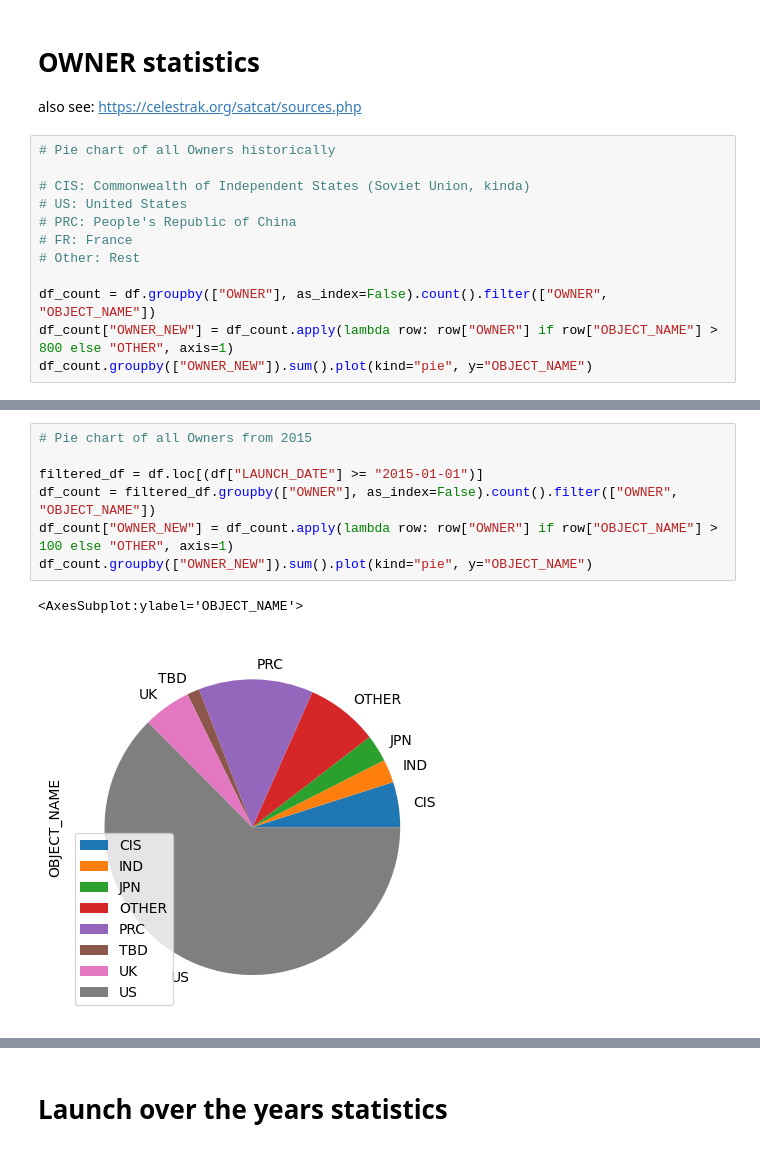
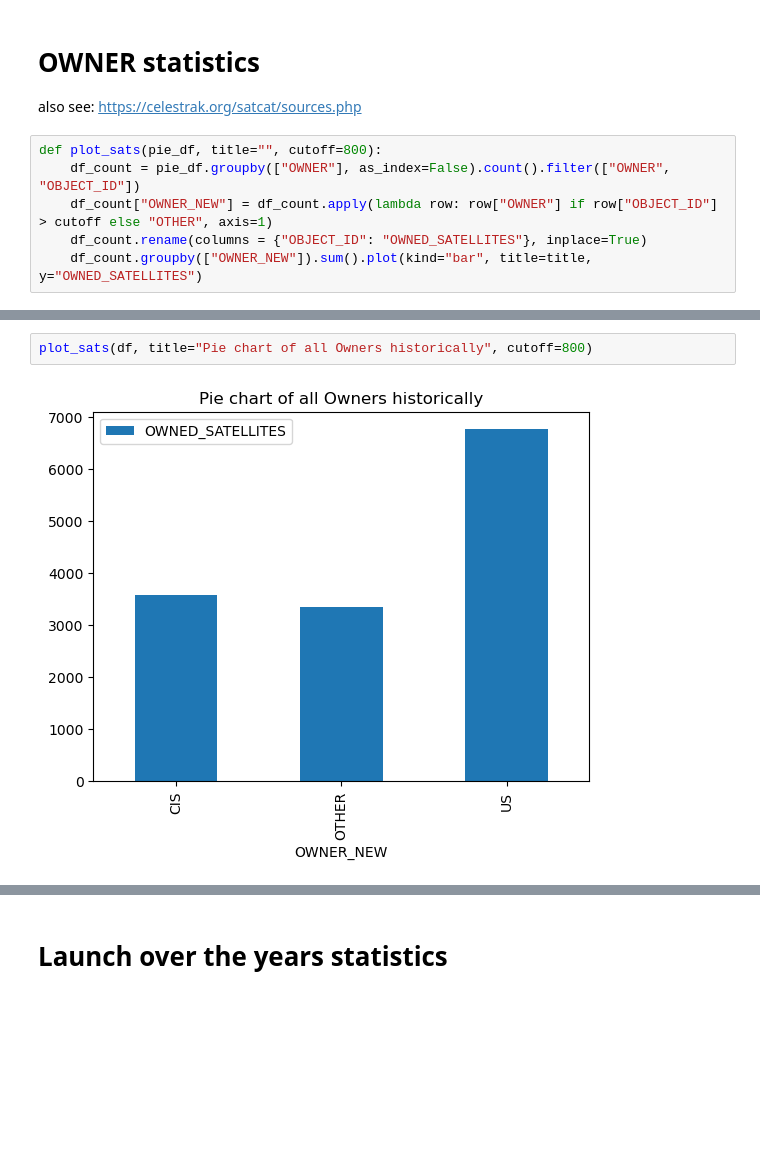
Before and after one commit to Rakagami/datascience_satellites_and_me, a Jupyter notebook: notebook.ipynb, the cells around one changed output, grey strips where cells are left out. Drawn from its saved outputs; the diff is of its cells as text; blank space fills up the shorter version.

```diff
--- a/notebook.ipynb
+++ b/notebook.ipynb
@@ -151,14 +173,8 @@ df
 
 also see: https://celestrak.org/satcat/sources.php
 # %%
-# Pie chart of all Owners historically
-
-# CIS: Commonwealth of Independent States (Soviet Union, kinda)
-# US: United States
-# PRC: People's Republic of China
-# FR: France
-# Other: Rest
-
-df_count = df.groupby(["OWNER"], as_index=False).count().filter(["OWNER", "OBJECT_NAME"])
-df_count["OWNER_NEW"] = df_count.apply(lambda row: row["OWNER"] if row["OBJECT_NAME"] > 800 else "OTHER", axis=1)
-df_count.groupby(["OWNER_NEW"]).sum().plot(kind="pie", y="OBJECT_NAME")
+def plot_sats(pie_df, title="", cutoff=800):
+    df_count = pie_df.groupby(["OWNER"], as_index=False).count().filter(["OWNER", "OBJECT_ID"])
+    df_count["OWNER_NEW"] = df_count.apply(lambda row: row["OWNER"] if row["OBJECT_ID"] > cutoff else "OTHER", axis=1)
+    df_count.rename(columns = {"OBJECT_ID": "OWNED_SATELLITES"}, inplace=True)
+    df_count.groupby(["OWNER_NEW"]).sum().plot(kind="bar", title=title, y="OWNED_SATELLITES")
@@ -201,10 +181,4 @@ df_count.groupby(["OWNER_NEW"]).sum().plot(kind="pie", y="OBJECT_NAME")
-# %%
-# Pie chart of all Owners from 2015
-
-filtered_df = df.loc[(df["LAUNCH_DATE"] >= "2015-01-01")]
-df_count = filtered_df.groupby(["OWNER"], as_index=False).count().filter(["OWNER", "OBJECT_NAME"])
-df_count["OWNER_NEW"] = df_count.apply(lambda row: row["OWNER"] if row["OBJECT_NAME"] > 100 else "OTHER", axis=1)
-df_count.groupby(["OWNER_NEW"]).sum().plot(kind="pie", y="OBJECT_NAME")
-# %% [output]
-<AxesSubplot:ylabel='OBJECT_NAME'>
-[figure, removed]
+# %%
+plot_sats(df, title="Pie chart of all Owners historically", cutoff=800)
+# %% [output]
+[figure, added]
```
Also changed, not shown: parts of 23 cells of this notebook, 1 other file.
